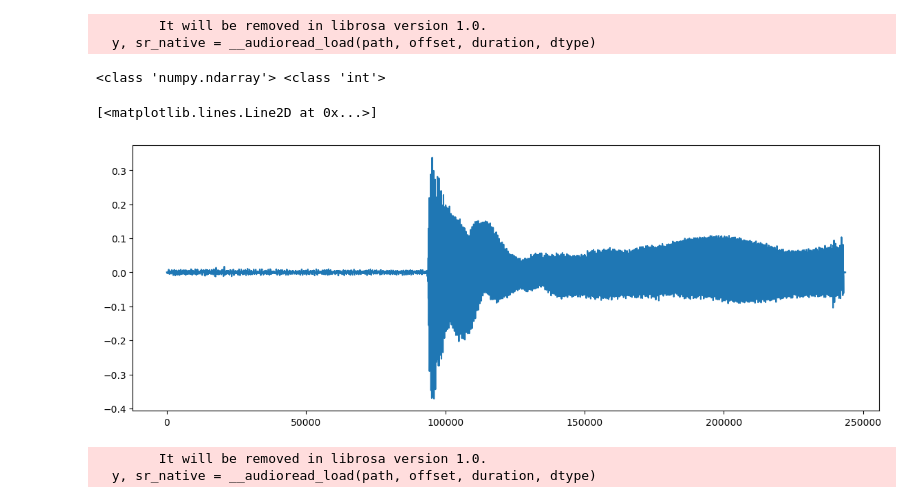
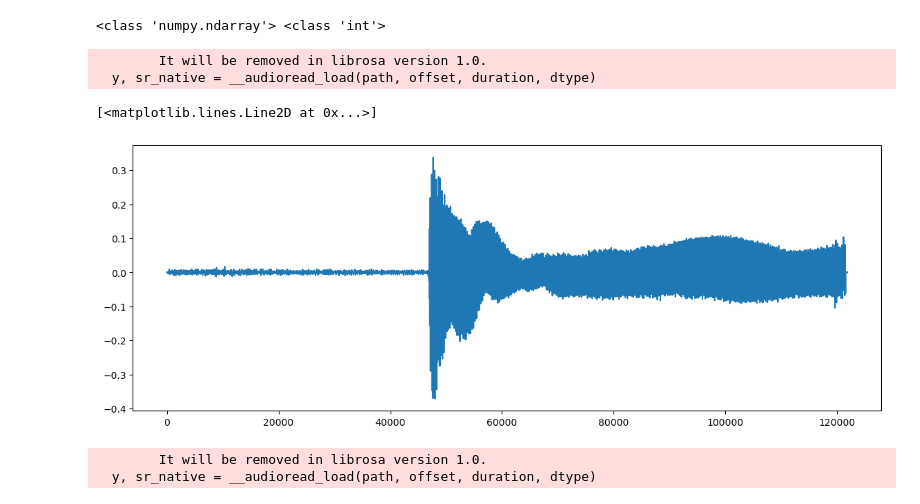
Before and after one commit to brash99/phys340, a Jupyter notebook: JupyterNotebooks/Fourier_Series/graph_fourier_guitar.ipynb, the cells around one changed output. Cells and saved outputs as stored; diff of their text form; code cells hidden in the pictures.

```diff
--- a/JupyterNotebooks/Fourier_Series/graph_fourier_guitar.ipynb
+++ b/JupyterNotebooks/Fourier_Series/graph_fourier_guitar.ipynb
@@ -31,31 +16,36 @@ python is /Users/brash/anaconda3/bin/python
 # %%
 import librosa
 
-audio_path = '/Users/brash/Phys340/JupyterNotebooks/Fourier_Series/GuitarSamples/LowE.mp4'
-start_time = 2.18
+choice = 1
 
-#audio_path = '/Users/brash/Phys340/JupyterNotebooks/Fourier_Series/GuitarSamples/MidE.mp4'
-#start_time = 2.38
+if (choice == 1):
+    audio_path = '/Users/brash/Phys340/JupyterNotebooks/Fourier_Series/GuitarSamples/LowE.mp4'
+    start_time = 2.18
+elif (choice == 2):
+    audio_path = '/Users/brash/Phys340/JupyterNotebooks/Fourier_Series/GuitarSamples/MidE.mp4'
+    start_time = 2.38
+elif (choice == 3):
+    audio_path = '/Users/brash/Phys340/JupyterNotebooks/Fourier_Series/GuitarSamples/HighE.mp4'
+    start_time = 1.88
 
-#audio_path = '/Users/brash/Phys340/JupyterNotebooks/Fourier_Series/GuitarSamples/HighE.mp4'
-#start_time = 1.88
+import audioread.ffdec
+aro = audioread.ffdec.FFmpegAudioFile(audio_path)
+x, sr = librosa.load(aro)
 
-x , sr = librosa.load(audio_path,sr=None)
 print(type(x), type(sr))
 
 import matplotlib.pyplot as plt
 plt.figure(figsize=(14, 5))
 
 import librosa.display
-#librosa.display.waveshow(x)
 
 plt.plot(x)
 # %% [output]
-        It will be removed in librosa version 1.0.
-  y, sr_native = __audioread_load(path, offset, duration, dtype)
+<class 'numpy.ndarray'> <class 'int'>
-<class 'numpy.ndarray'> <class 'int'>
+        It will be removed in librosa version 1.0.
+  y, sr_native = __audioread_load(path, offset, duration, dtype)
 [<matplotlib.lines.Line2D at 0x...>]
-[figure, old version]
+[figure, new version]
 # %%
 y, sr = librosa.load(audio_path, offset=start_time,duration=3.20,sr=None)
 
```
Also changed, not shown: parts of 2 cells of this notebook.
